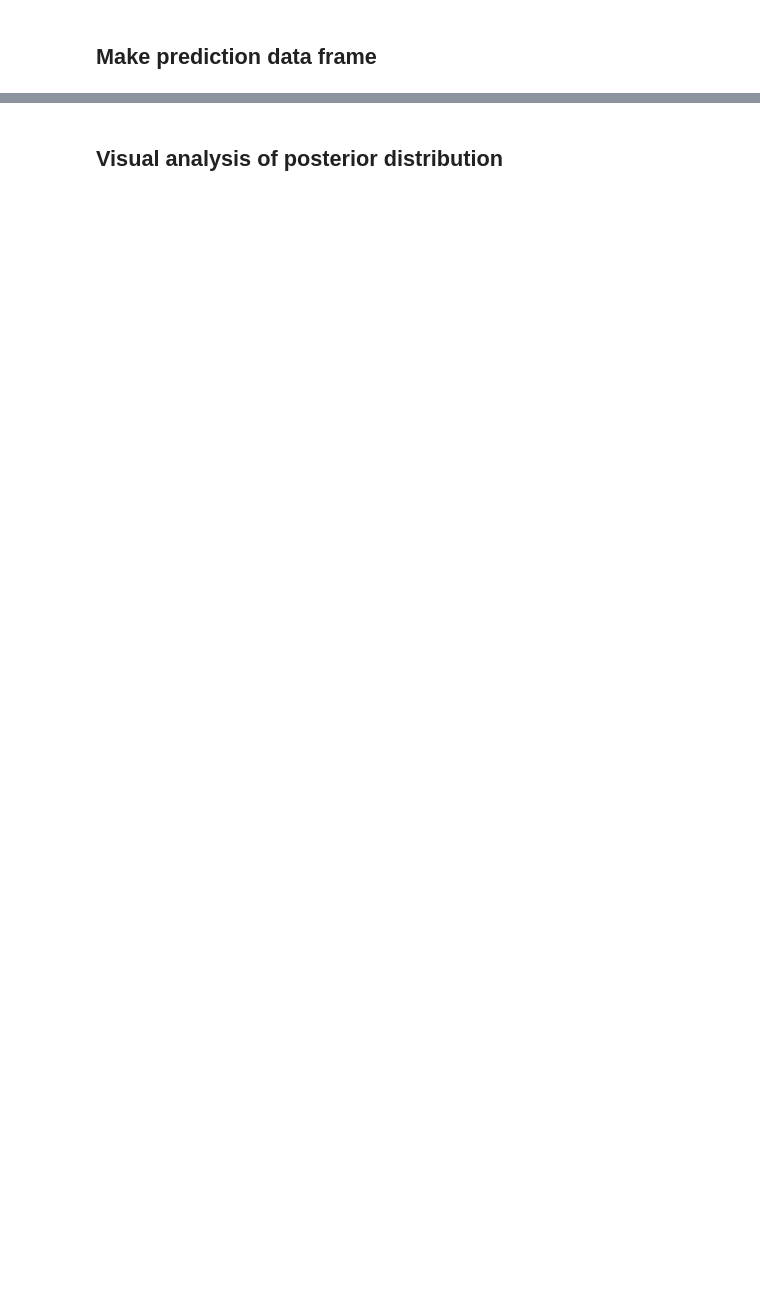
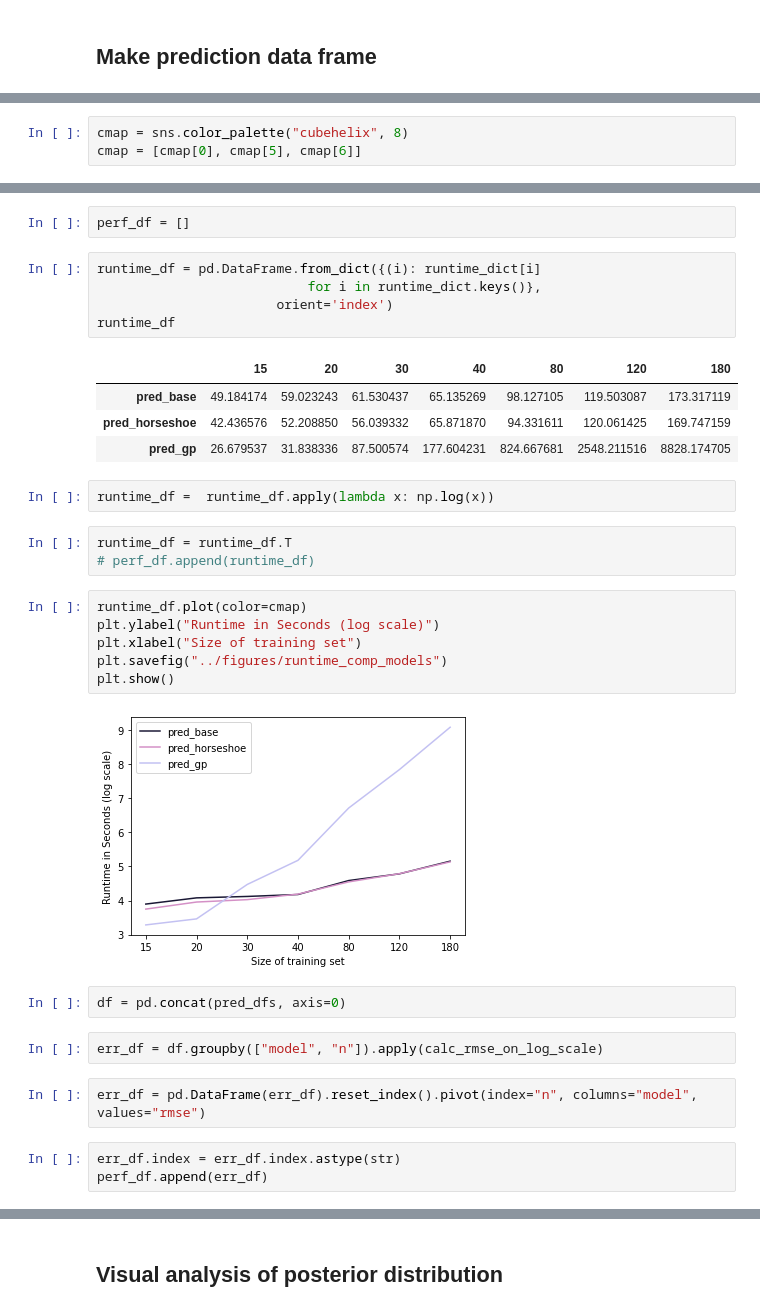
Before and after one commit to LTluttmann/ProbMod, a Jupyter notebook: Python/nb_analysis_of_results.ipynb, the cells around one changed output, grey strips where cells are left out. Cells and saved outputs as stored; diff of their text form; blank space fills up the shorter version.

```diff
--- a/Python/nb_analysis_of_results.ipynb
+++ b/Python/nb_analysis_of_results.ipynb
@@ -38,0 +75,3 @@ MAPE:  0.9992698237820821
+# %%
+cmap = sns.color_palette("cubehelix", 8)
+cmap = [cmap[0], cmap[5], cmap[6]]
@@ -38,0 +88,34 @@ MAPE:  0.9992698237820821
+# %%
+perf_df = []
+# %%
+runtime_df = pd.DataFrame.from_dict({(i): runtime_dict[i]
+                           for i in runtime_dict.keys()},
+                       orient='index')
+runtime_df
+# %% [output]
+|  | 15 | 20 | 30 | 40 | 80 | 120 | 180 |
+| pred_base | 49.184174 | 59.023243 | 61.530437 | 65.135269 | 98.127105 | 119.503087 | 173.317119 |
+| pred_horseshoe | 42.436576 | 52.208850 | 56.039332 | 65.871870 | 94.331611 | 120.061425 | 169.747159 |
+| pred_gp | 26.679537 | 31.838336 | 87.500574 | 177.604231 | 824.667681 | 2548.211516 | 8828.174705 |
+# %%
+runtime_df =  runtime_df.apply(lambda x: np.log(x))
+# %%
+runtime_df = runtime_df.T
+# perf_df.append(runtime_df)
+# %%
+runtime_df.plot(color=cmap)
+plt.ylabel("Runtime in Seconds (log scale)")
+plt.xlabel("Size of training set")
+plt.savefig("../figures/runtime_comp_models")
+plt.show()
+# %% [output]
+[figure, added]
+# %%
+df = pd.concat(pred_dfs, axis=0)
+# %%
+err_df = df.groupby(["model", "n"]).apply(calc_rmse_on_log_scale)
+# %%
+err_df = pd.DataFrame(err_df).reset_index().pivot(index="n", columns="model", values="rmse")
+# %%
+err_df.index = err_df.index.astype(str)
+perf_df.append(err_df)
```
Also changed, not shown: parts of 32 cells of this notebook, 8 other files.
